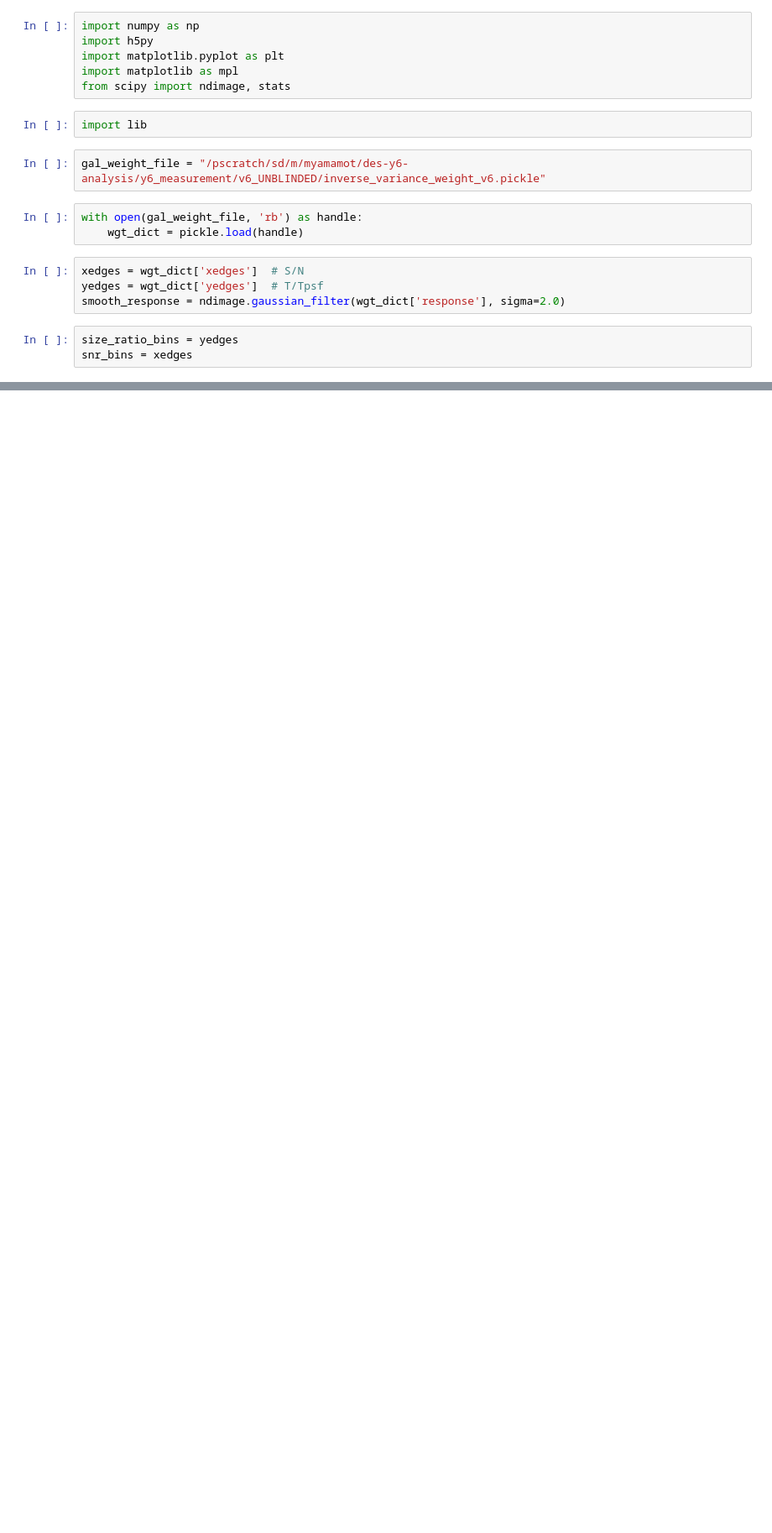
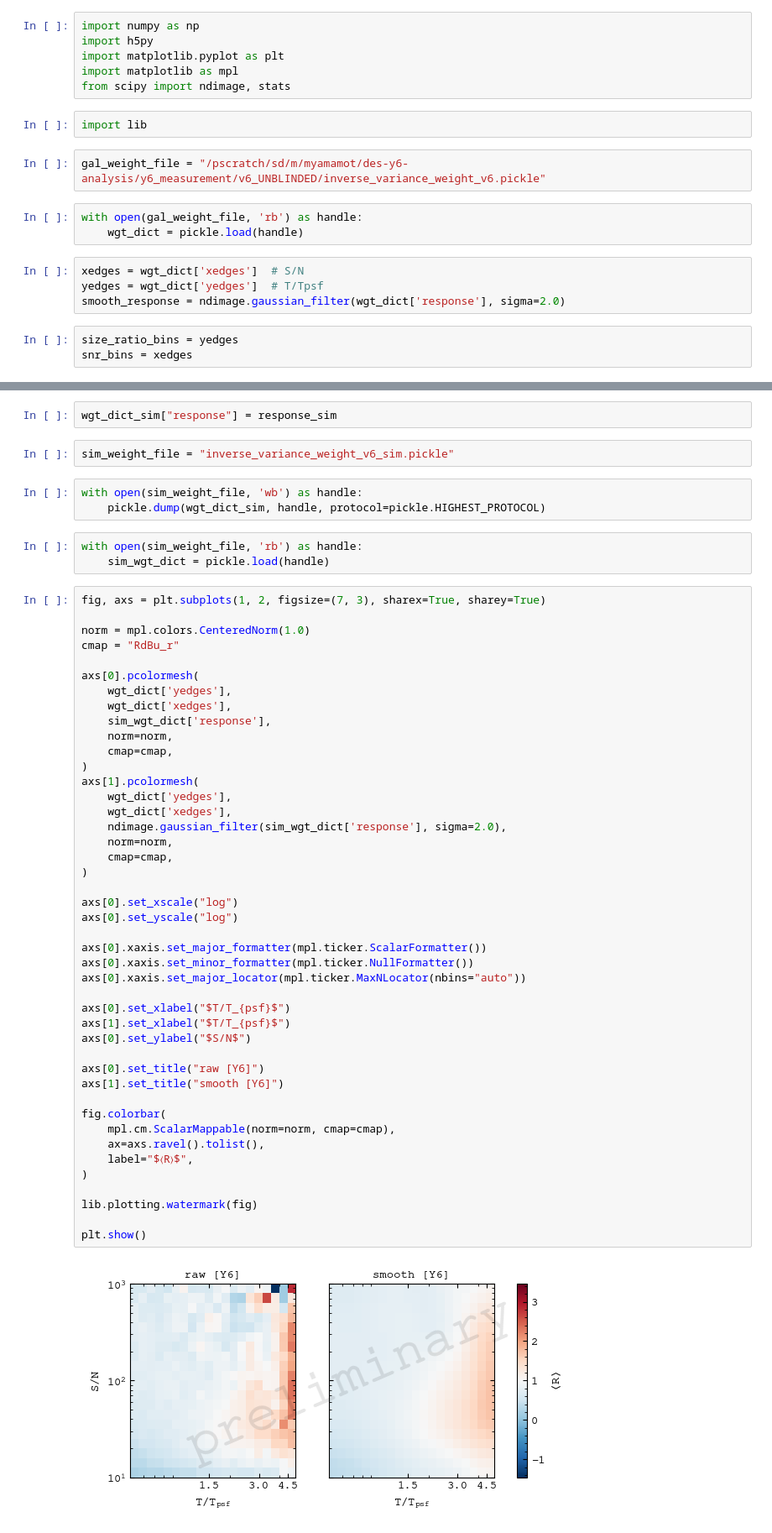
Before and after one commit to sidneymau/des-y6-image-sims-analysis, a Jupyter notebook: notebooks/2025_02_24_response-grid/dev.ipynb, the cells around one changed output, grey strips where cells are left out. Shown at 84% size. Cells and saved outputs as stored; diff of their text form; blank space fills up the shorter version.

```diff
--- a/notebooks/2025_02_24_response-grid/dev.ipynb
+++ b/notebooks/2025_02_24_response-grid/dev.ipynb
@@ -328,0 +381,56 @@ plt.show()
+# %%
+wgt_dict_sim["response"] = response_sim
+# %%
+sim_weight_file = "inverse_variance_weight_v6_sim.pickle"
+# %%
+with open(sim_weight_file, 'wb') as handle:
+    pickle.dump(wgt_dict_sim, handle, protocol=pickle.HIGHEST_PROTOCOL)
+# %%
+with open(sim_weight_file, 'rb') as handle:
+    sim_wgt_dict = pickle.load(handle)
+# %%
+fig, axs = plt.subplots(1, 2, figsize=(7, 3), sharex=True, sharey=True)
+
+norm = mpl.colors.CenteredNorm(1.0)
+cmap = "RdBu_r"
+
+axs[0].pcolormesh(
+    wgt_dict['yedges'],
+    wgt_dict['xedges'],
+    sim_wgt_dict['response'],
+    norm=norm,
+    cmap=cmap,
+)
+axs[1].pcolormesh(
+    wgt_dict['yedges'],
+    wgt_dict['xedges'],
+    ndimage.gaussian_filter(sim_wgt_dict['response'], sigma=2.0),
+    norm=norm,
+    cmap=cmap,
+)
+
+axs[0].set_xscale("log")
+axs[0].set_yscale("log")
+
+axs[0].xaxis.set_major_formatter(mpl.ticker.ScalarFormatter())
+axs[0].xaxis.set_minor_formatter(mpl.ticker.NullFormatter())
+axs[0].xaxis.set_major_locator(mpl.ticker.MaxNLocator(nbins="auto"))
+
+axs[0].set_xlabel("$T/T_{psf}$")
+axs[1].set_xlabel("$T/T_{psf}$")
+axs[0].set_ylabel("$S/N$")
+
+axs[0].set_title("raw [Y6]")
+axs[1].set_title("smooth [Y6]")
+
+fig.colorbar(
+    mpl.cm.ScalarMappable(norm=norm, cmap=cmap),
+    ax=axs.ravel().tolist(),
+    label="$〈R〉$",
+)
+
+lib.plotting.watermark(fig)
+
+plt.show()
+# %% [output]
+[figure, added]
```
Also changed, not shown: parts of 12 cells of this notebook.
